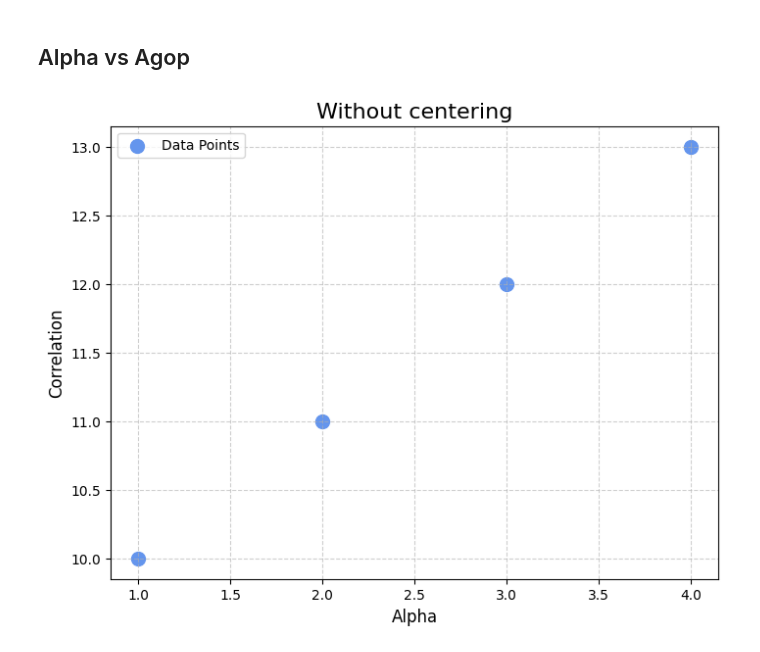
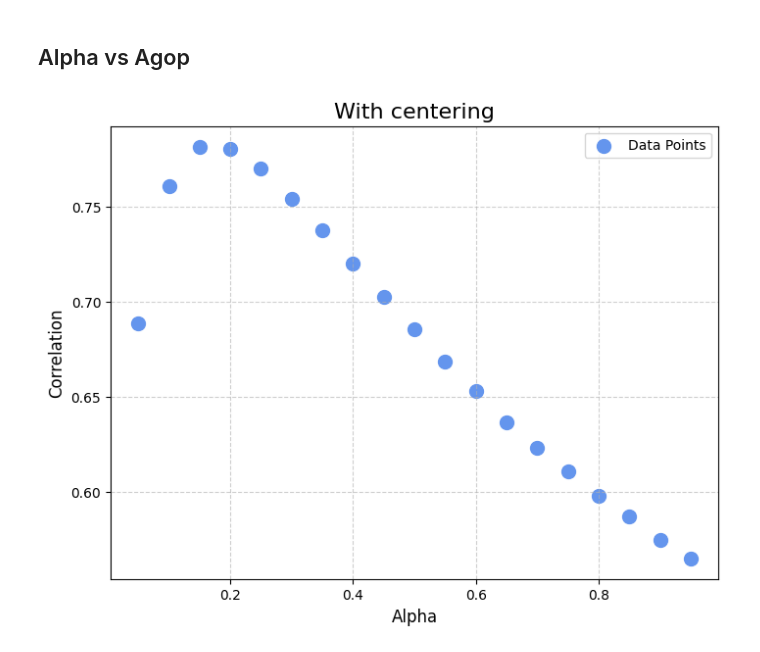
Before and after one commit to aravindadithya/DLR, a Jupyter notebook: experiments/rfm_cifar/exp1.ipynb, the cells around one changed output. Saved outputs shown, nothing was run; the diff lists cells and outputs as text; code cells hidden in the pictures.

Commit message:
centering

```diff
--- a/experiments/rfm_cifar/exp1.ipynb
+++ b/experiments/rfm_cifar/exp1.ipynb
@@ -463,28 +463,32 @@ tensor([[ 9.5248e-03,  9.7290e-03,  7.0976e-03,  ..., -3.4146e-03,
 # %%
 import torch
 import matplotlib.pyplot as plt
 
+X= torch.load("corr_data_layer0_centering.pt", weights_only=True)
+x_coords =[]
+y_coords = []
+for i in range(len(X)):
+    x_coords.append(X[i][0])
+    y_coords.append(X[i][1].cpu().detach().numpy())
 
-x_coords = [1,2,3,4]
-y_coords = [10,11,12,13]
 
 # 3. Create the plot
 plt.figure(figsize=(8, 6))
 
 # Plot the points as a scatter plot
 plt.scatter(x_coords, y_coords, color='cornflowerblue', marker='o', s=100, label='Data Points')
 
 # Plot the line connecting the points
 #plt.plot(x_coords, y_coords, color='darkorange', linestyle='-', linewidth=2, label='Connecting Line')
 
 # 4. Add labels, title, and grid for better readability
-plt.title('Without centering', fontsize=16)
+plt.title('With centering', fontsize=16)
 plt.xlabel('Alpha', fontsize=12)
 plt.ylabel('Correlation', fontsize=12)
 plt.grid(True, linestyle='--', alpha=0.6)
 plt.legend()
 
 # 5. Display the graph
 plt.show()
 # %% [output]
-[figure, old version]
+[figure, new version]
```
Also changed, not shown: parts of 1 cell of this notebook, 3 other files.
